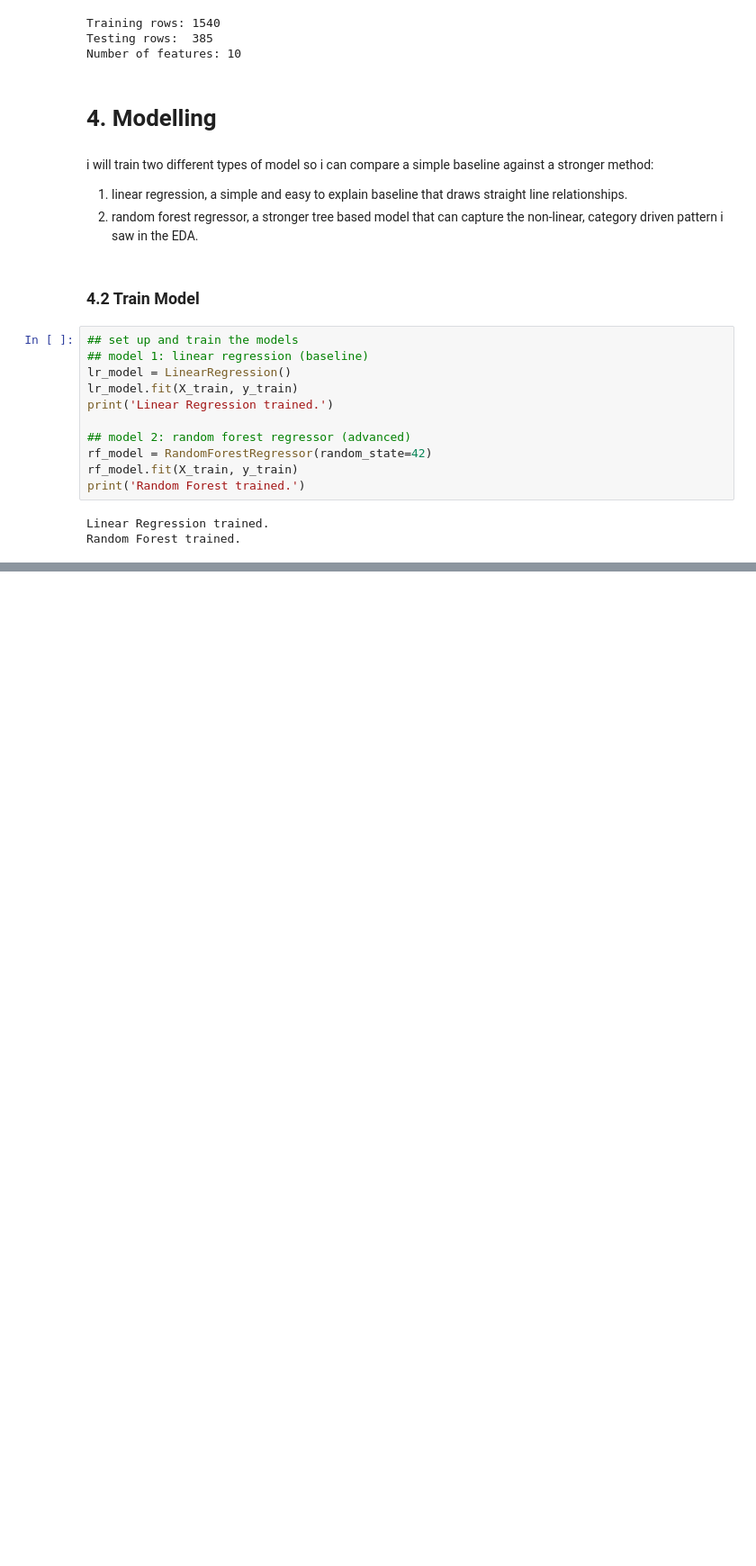
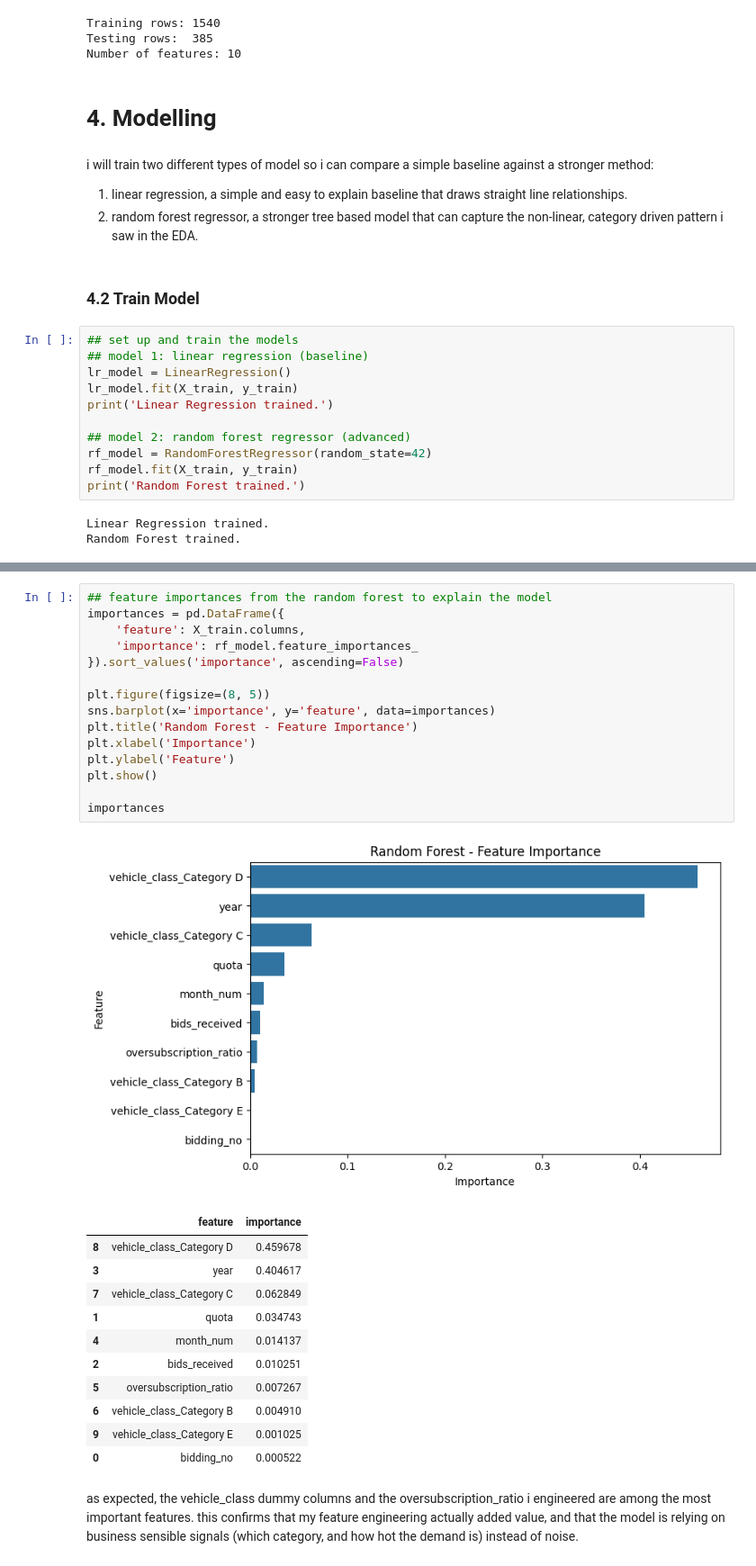
Before and after one commit to dinglberry444/mldp2026, a Jupyter notebook: MLDP Program Codes Submission Template.ipynb, the cells around one changed output, grey strips where cells are left out. Shown at 90% size. Drawn from its saved outputs; the diff is of its cells as text; blank space fills up the shorter version.

```diff
--- a/MLDP Program Codes Submission Template.ipynb
+++ b/MLDP Program Codes Submission Template.ipynb
@@ -267,0 +327,30 @@ Random Forest trained.
+# %%
+## feature importances from the random forest to explain the model
+importances = pd.DataFrame({
+    'feature': X_train.columns,
+    'importance': rf_model.feature_importances_
+}).sort_values('importance', ascending=False)
+
+plt.figure(figsize=(8, 5))
+sns.barplot(x='importance', y='feature', data=importances)
+plt.title('Random Forest - Feature Importance')
+plt.xlabel('Importance')
+plt.ylabel('Feature')
+plt.show()
+
+importances
+# %% [output]
+[figure, added]
+|  | feature | importance |
+| 8 | vehicle_class_Category D | 0.459678 |
+| 3 | year | 0.404617 |
+| 7 | vehicle_class_Category C | 0.062849 |
+| 1 | quota | 0.034743 |
+| 4 | month_num | 0.014137 |
+| 2 | bids_received | 0.010251 |
+| 5 | oversubscription_ratio | 0.007267 |
+| 6 | vehicle_class_Category B | 0.004910 |
+| 9 | vehicle_class_Category E | 0.001025 |
+| 0 | bidding_no | 0.000522 |
+# %% [markdown]
+as expected, the vehicle_class dummy columns and the oversubscription_ratio i engineered are among the most important features. this confirms that my feature engineering actually added value, and that the model is relying on business sensible signals (which category, and how hot the demand is) instead of noise.
```
Also changed, not shown: parts of 13 cells of this notebook.
